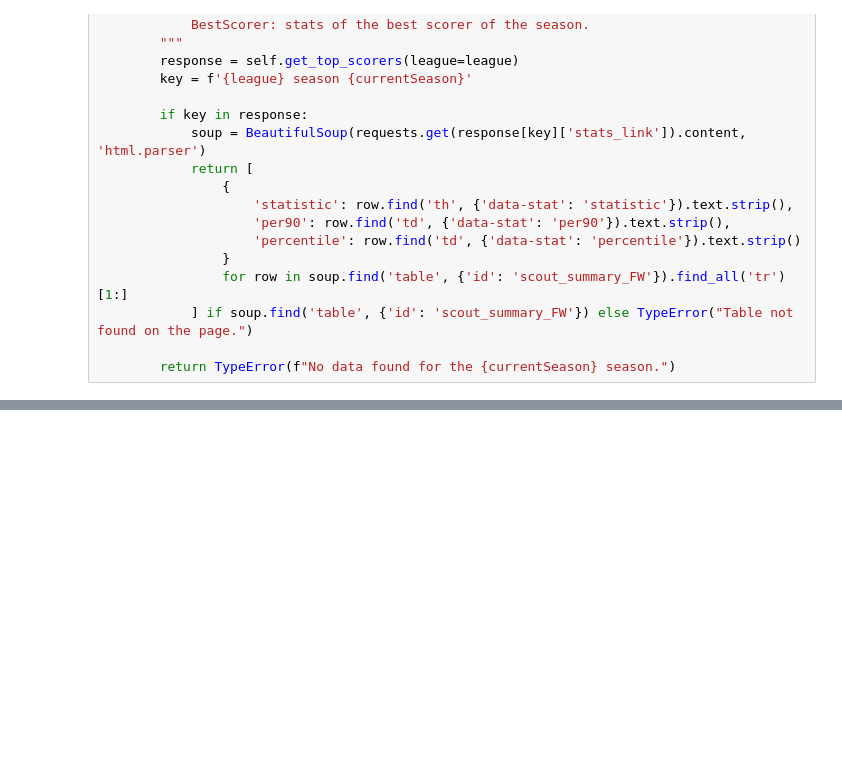
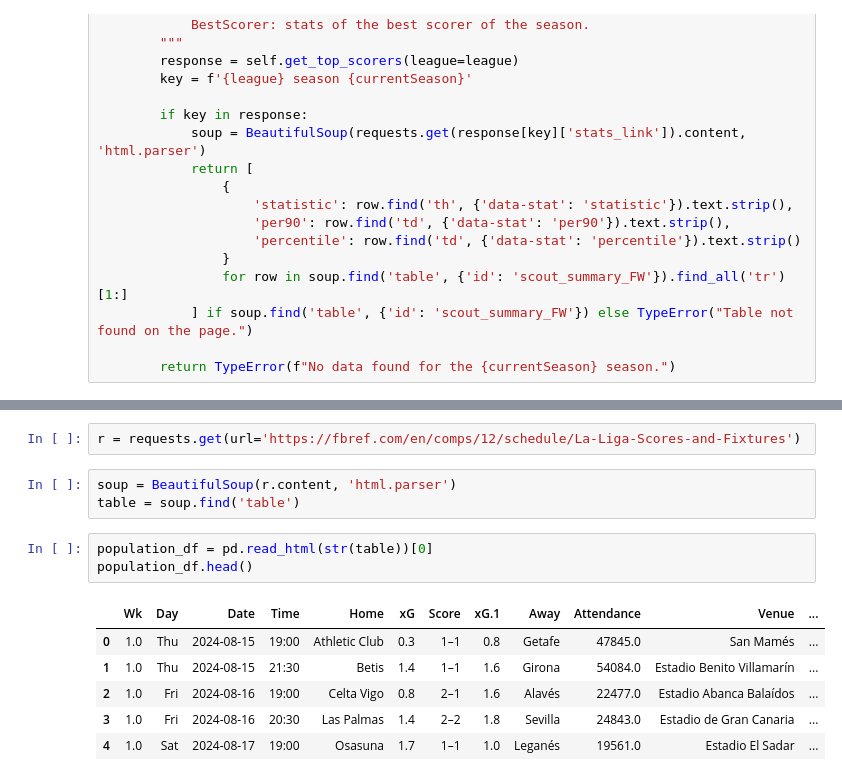
Before and after one commit to EDJINEDJA/ligas, a Jupyter notebook: research/research.ipynb, the cells around one changed output, grey strips where cells are left out. Saved outputs shown, nothing was run; the diff lists cells and outputs as text; blank space fills up the shorter version.

Commit message:
Adding fixtures

```diff
--- a/research/research.ipynb
+++ b/research/research.ipynb
@@ -356,0 +519,15 @@ def topScorer(self, league: str, currentSeason: str) -> dict:
+# %%
+r = requests.get(url='https://fbref.com/en/comps/12/schedule/La-Liga-Scores-and-Fixtures')
+# %%
+soup = BeautifulSoup(r.content, 'html.parser')
+table = soup.find('table')
+# %%
+population_df = pd.read_html(str(table))[0]
+population_df.head()
+# %% [output]
+|  | Wk | Day | Date | Time | Home | xG | Score | xG.1 | Away | Attendance | Venue | ... |
+| 0 | 1.0 | Thu | 2024-08-15 | 19:00 | Athletic Club | 0.3 | 1–1 | 0.8 | Getafe | 47845.0 | San Mamés | ... |
+| 1 | 1.0 | Thu | 2024-08-15 | 21:30 | Betis | 1.4 | 1–1 | 1.6 | Girona | 54084.0 | Estadio Benito Villamarín | ... |
+| 2 | 1.0 | Fri | 2024-08-16 | 19:00 | Celta Vigo | 0.8 | 2–1 | 1.6 | Alavés | 22477.0 | Estadio Abanca Balaídos | ... |
+| 3 | 1.0 | Fri | 2024-08-16 | 20:30 | Las Palmas | 1.4 | 2–2 | 1.8 | Sevilla | 24843.0 | Estadio de Gran Canaria | ... |
+| 4 | 1.0 | Sat | 2024-08-17 | 19:00 | Osasuna | 1.7 | 1–1 | 1.0 | Leganés | 19561.0 | Estadio El Sadar | ... |
```
Also changed, not shown: parts of 14 cells of this notebook, 2 other files.
